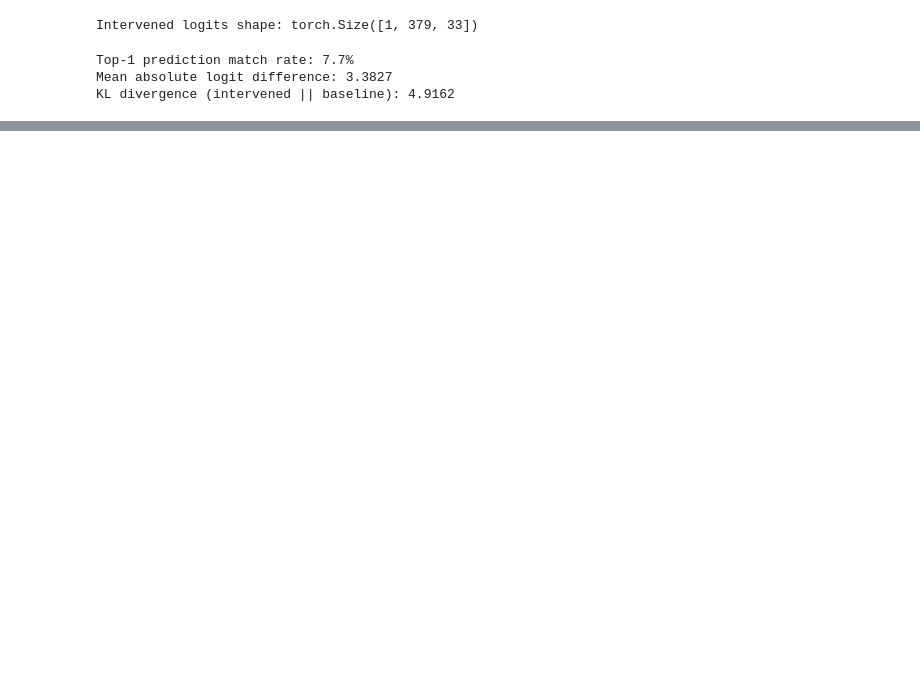
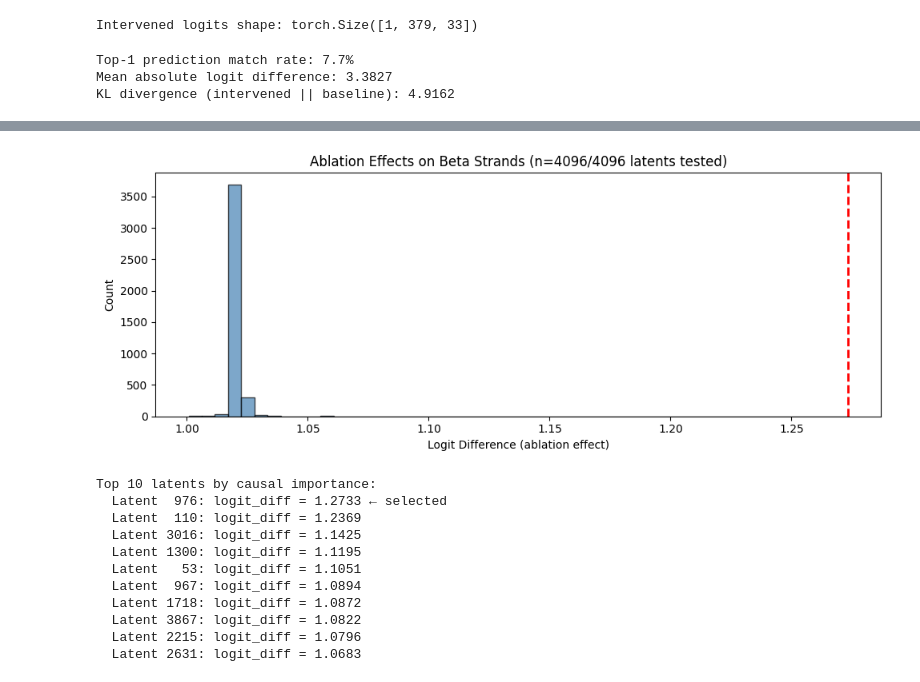
Before and after one commit to NainaniJatinZ/plm_nnsight, a Jupyter notebook: plm_nnsight.ipynb, the cells around one changed output, grey strips where cells are left out. Drawn from its saved outputs; the diff is of its cells as text; code cells hidden in the pictures; blank space fills up the shorter version.

```diff
--- a/plm_nnsight.ipynb
+++ b/plm_nnsight.ipynb
@@ -87,6 +119,19 @@ import seaborn as sns
 
 from transformers import EsmForMaskedLM, EsmTokenizer
 from nnsight import NNsight
+
+# Memory logging utility
+def log_memory(label=""):
+    """Log current GPU memory usage."""
+    if torch.cuda.is_available():
+        allocated = torch.cuda.memory_allocated() / 1e9
+        reserved = torch.cuda.memory_reserved() / 1e9
+        print(f"[Memory{' - ' + label if label else ''}] Allocated: {allocated:.2f} GB, Reserved: {reserved:.2f} GB")
+
+def clear_memory():
+    """Clear GPU memory cache."""
+    gc.collect()
+    torch.cuda.empty_cache()
 # %%
 device = "cuda" if torch.cuda.is_available() else "cpu"
 print(f"Using device: {device}")
@@ -551,0 +652,14 @@ This section will cover more advanced techniques for mechanistic interpretabilit
+# %%
+# Define target positions: two beta strands in MetXA
+WINDOW = 5
+beta_strand_centers = {"strand_1": 182, "strand_2": 316}
+
+beta_strand_indices = []
+for name, center in beta_strand_centers.items():
+    indices = list(range(center - WINDOW - 1, center + WINDOW))  # 0-indexed
+    beta_strand_indices.extend(indices)
+    seq = sequence_S[center - WINDOW - 1:center + WINDOW]
+    print(f"{name} (pos {center-WINDOW}-{center+WINDOW-1}): {seq}")
+
+beta_token_indices = [i + 1 for i in beta_strand_indices]  # +1 for <cls> token
+print(f"\nTarget: {len(beta_strand_indices)} residues across 2 beta strands")
@@ -551,0 +722,30 @@ This section will cover more advanced techniques for mechanistic interpretabilit
+# %%
+# Show top 10 causally important latents + distribution
+selected_latent_idx = int(df.iloc[0]['latent_idx'])
+
+fig, ax = plt.subplots(figsize=(10, 4))
+ax.hist(df['logit_diff'], bins=50, edgecolor='black', alpha=0.7, color='steelblue')
+ax.axvline(df.iloc[0]['logit_diff'], color='red', linestyle='--', linewidth=2)
+ax.set_xlabel('Logit Difference (ablation effect)')
+ax.set_ylabel('Count')
+ax.set_title(f'Ablation Effects on Beta Strands (n={len(df)}/{n_latents} latents tested)')
+plt.tight_layout()
+plt.show()
+
+print(f"\nTop 10 latents by causal importance:")
+for i, row in df.head(10).iterrows():
+    marker = "← selected" if int(row['latent_idx']) == selected_latent_idx else ""
+    print(f"  Latent {int(row['latent_idx']):4d}: logit_diff = {row['logit_diff']:.4f} {marker}")
+# %% [output]
+[figure, added]
+Top 10 latents by causal importance:
+  Latent  976: logit_diff = 1.2733 ← selected
+  Latent  110: logit_diff = 1.2369
+  Latent 3016: logit_diff = 1.1425
+  Latent 1300: logit_diff = 1.1195
+  Latent   53: logit_diff = 1.1051
+  Latent  967: logit_diff = 1.0894
+  Latent 1718: logit_diff = 1.0872
+  Latent 3867: logit_diff = 1.0822
+  Latent 2215: logit_diff = 1.0796
+  Latent 2631: logit_diff = 1.0683
```
Also changed, not shown: parts of 45 cells of this notebook, 4 other files.
